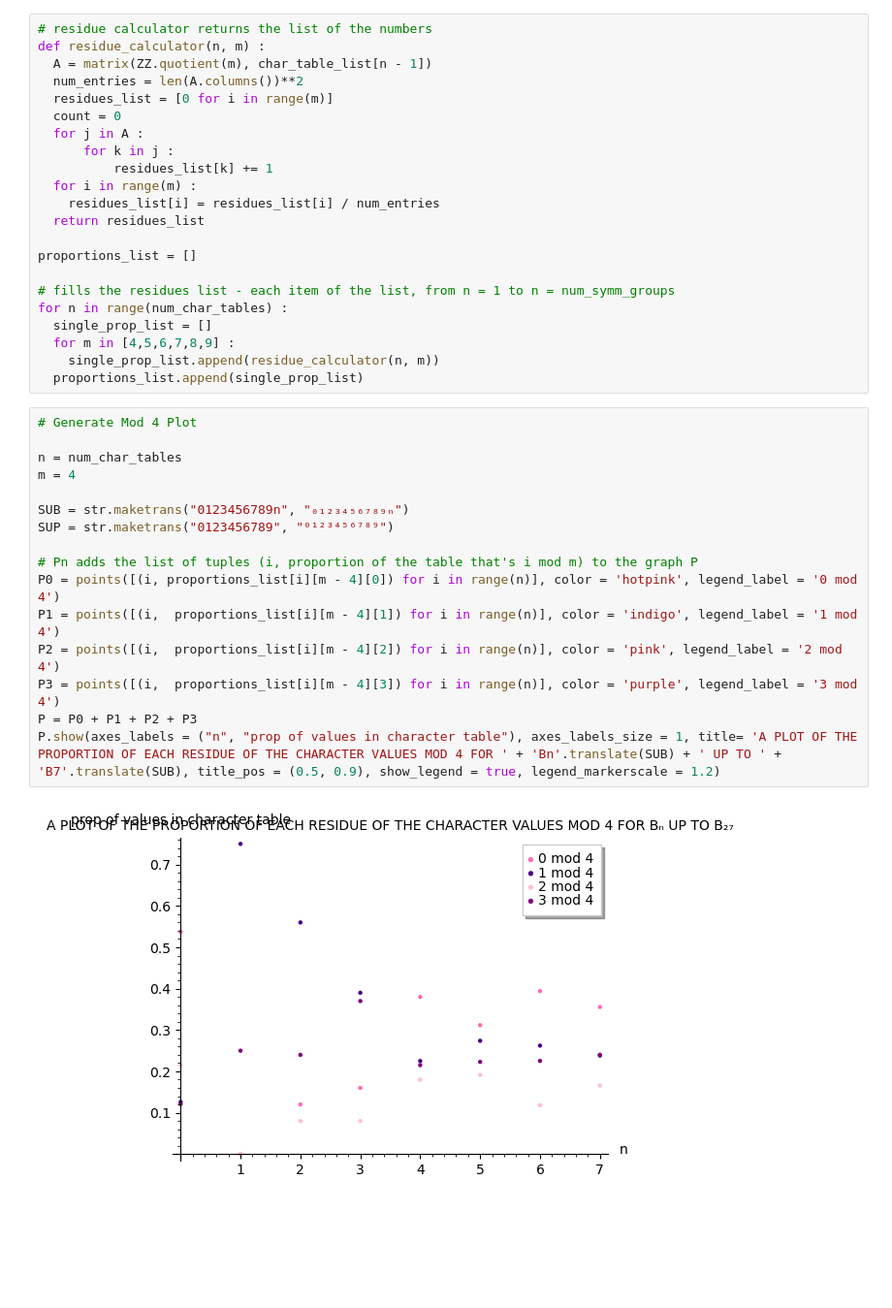
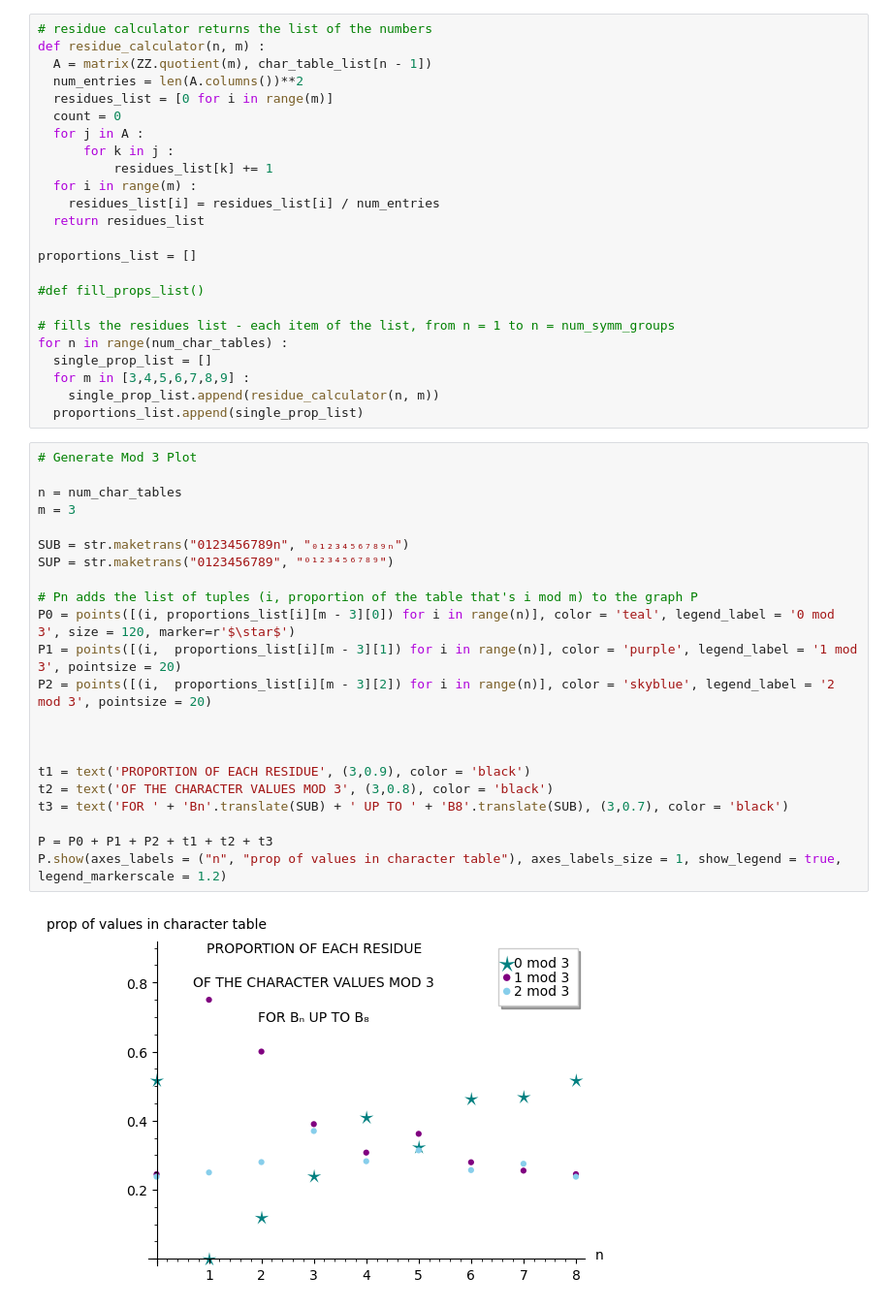
Before and after one commit to sad-ish-cat/character-values, a Jupyter notebook: B_n.ipynb, the cells around one changed output. Shown at 97% size. Saved outputs shown, nothing was run; the diff lists cells and outputs as text; blank space fills up the shorter version.

```diff
--- a/B_n.ipynb
+++ b/B_n.ipynb
@@ -95,27 +154,35 @@ def residue_calculator(n, m) :
 
 proportions_list = []
 
+#def fill_props_list()
+
 # fills the residues list - each item of the list, from n = 1 to n = num_symm_groups
 for n in range(num_char_tables) :
   single_prop_list = []
-  for m in [4,5,6,7,8,9] :
+  for m in [3,4,5,6,7,8,9] :
     single_prop_list.append(residue_calculator(n, m))
   proportions_list.append(single_prop_list)
 # %%
-# Generate Mod 4 Plot
+# Generate Mod 3 Plot
 
 n = num_char_tables
-m = 4
+m = 3
 
 SUB = str.maketrans("0123456789n", "₀₁₂₃₄₅₆₇₈₉ₙ")
 SUP = str.maketrans("0123456789", "⁰¹²³⁴⁵⁶⁷⁸⁹")
 
 # Pn adds the list of tuples (i, proportion of the table that's i mod m) to the graph P
-P0 = points([(i, proportions_list[i][m - 4][0]) for i in range(n)], color = 'hotpink', legend_label = '0 mod 4')
-P1 = points([(i,  proportions_list[i][m - 4][1]) for i in range(n)], color = 'indigo', legend_label = '1 mod 4')
-P2 = points([(i,  proportions_list[i][m - 4][2]) for i in range(n)], color = 'pink', legend_label = '2 mod 4')
-P3 = points([(i,  proportions_list[i][m - 4][3]) for i in range(n)], color = 'purple', legend_label = '3 mod 4')
-P = P0 + P1 + P2 + P3
-P.show(axes_labels = ("n", "prop of values in character table"), axes_labels_size = 1, title= 'A PLOT OF THE PROPORTION OF EACH RESIDUE OF THE CHARACTER VALUES MOD 4 FOR ' + 'Bn'.translate(SUB) + ' UP TO ' + 'B7'.translate(SUB), title_pos = (0.5, 0.9), show_legend = true, legend_markerscale = 1.2)
+P0 = points([(i, proportions_list[i][m - 3][0]) for i in range(n)], color = 'teal', legend_label = '0 mod 3', size = 120, marker=r'$\star$')
+P1 = points([(i,  proportions_list[i][m - 3][1]) for i in range(n)], color = 'purple', legend_label = '1 mod 3', pointsize = 20)
+P2 = points([(i,  proportions_list[i][m - 3][2]) for i in range(n)], color = 'skyblue', legend_label = '2 mod 3', pointsize = 20)
+
+
+
+t1 = text('PROPORTION OF EACH RESIDUE', (3,0.9), color = 'black')
+t2 = text('OF THE CHARACTER VALUES MOD 3', (3,0.8), color = 'black')
+t3 = text('FOR ' + 'Bn'.translate(SUB) + ' UP TO ' + 'B8'.translate(SUB), (3,0.7), color = 'black')
+
+P = P0 + P1 + P2 + t1 + t2 + t3
+P.show(axes_labels = ("n", "prop of values in character table"), axes_labels_size = 1, show_legend = true, legend_markerscale = 1.2)
 # %% [output]
-[figure, old version]
+[figure, new version]
```
Also changed, not shown: parts of 3 cells of this notebook, 1 other file.
